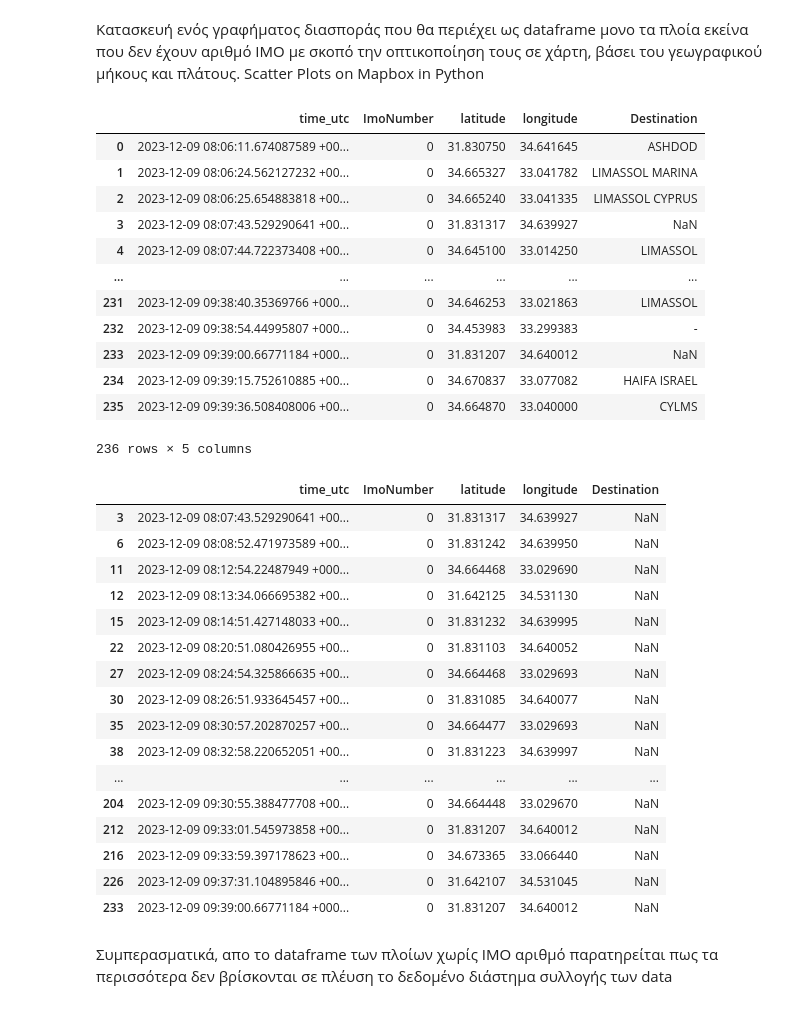
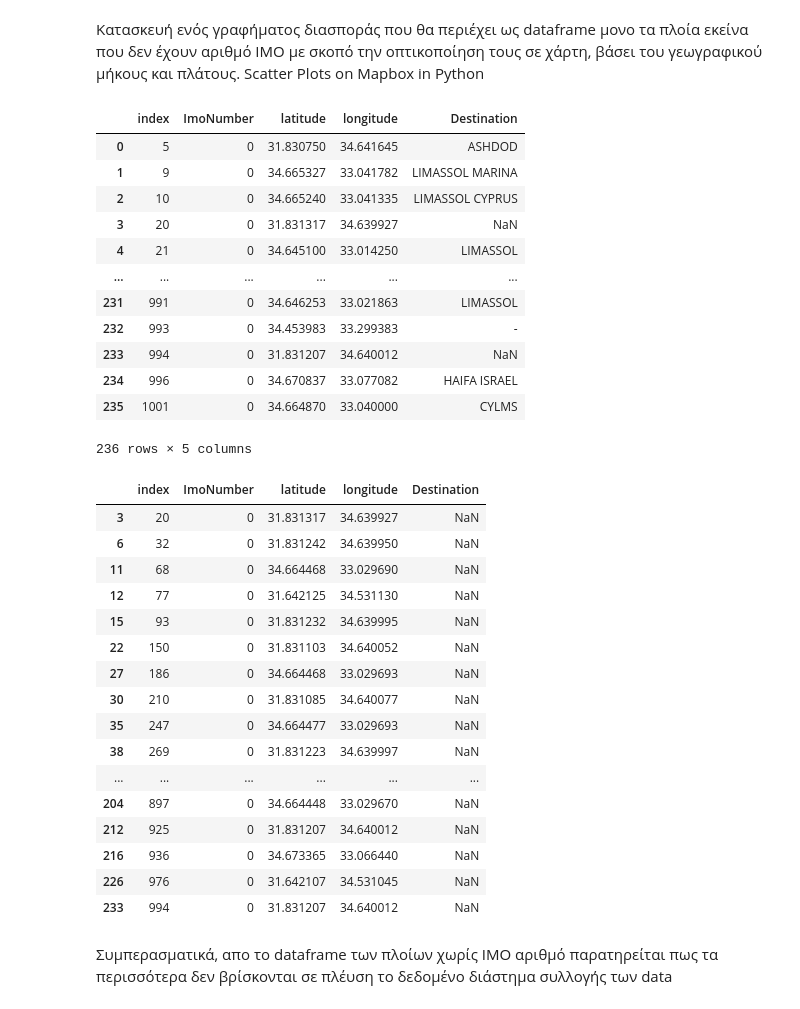
Before and after one commit to HUA-Applied-EFP01/data-analysis-233, a Jupyter notebook: data_analysis.ipynb, the cells around one changed output. Saved outputs shown, nothing was run; the diff lists cells and outputs as text; code cells hidden in the pictures.

```diff
--- a/data_analysis.ipynb
+++ b/data_analysis.ipynb
@@ -346,22 +346,22 @@ round(Percentage_of_no_IMO_Ships)
 Scatter Plots on Mapbox in Python
 # %%
 # Dataframe of ships with no Imo number, latitude & longitude
-Lat_Long_IMO = raw_ship_data[['ImoNumber','latitude','longitude','Destination']]
+Lat_Long_IMO = geo_raw_ship_data[['ImoNumber','latitude','longitude','Destination']]
 Lat_Long_of_no_IMO_Ships = Lat_Long_IMO[Lat_Long_IMO["ImoNumber"] == 0].copy().reset_index()
 Lat_Long_of_no_IMO_Ships
 # %% [output]
-|  | time_utc | ImoNumber | latitude | longitude | Destination |
-| 0 | 2023-12-09 08:06:11.674087589 +00... | 0 | 31.830750 | 34.641645 | ASHDOD |
-| 1 | 2023-12-09 08:06:24.562127232 +00... | 0 | 34.665327 | 33.041782 | LIMASSOL MARINA |
-| 2 | 2023-12-09 08:06:25.654883818 +00... | 0 | 34.665240 | 33.041335 | LIMASSOL CYPRUS |
-| 3 | 2023-12-09 08:07:43.529290641 +00... | 0 | 31.831317 | 34.639927 | NaN |
-| 4 | 2023-12-09 08:07:44.722373408 +00... | 0 | 34.645100 | 33.014250 | LIMASSOL |
+|  | index | ImoNumber | latitude | longitude | Destination |
+| 0 | 5 | 0 | 31.830750 | 34.641645 | ASHDOD |
+| 1 | 9 | 0 | 34.665327 | 33.041782 | LIMASSOL MARINA |
+| 2 | 10 | 0 | 34.665240 | 33.041335 | LIMASSOL CYPRUS |
+| 3 | 20 | 0 | 31.831317 | 34.639927 | NaN |
+| 4 | 21 | 0 | 34.645100 | 33.014250 | LIMASSOL |
 | ... | ... | ... | ... | ... | ... |
-| 231 | 2023-12-09 09:38:40.35369766 +000... | 0 | 34.646253 | 33.021863 | LIMASSOL |
-| 232 | 2023-12-09 09:38:54.44995807 +000... | 0 | 34.453983 | 33.299383 | - |
-| 233 | 2023-12-09 09:39:00.66771184 +000... | 0 | 31.831207 | 34.640012 | NaN |
-| 234 | 2023-12-09 09:39:15.752610885 +00... | 0 | 34.670837 | 33.077082 | HAIFA ISRAEL |
-| 235 | 2023-12-09 09:39:36.508408006 +00... | 0 | 34.664870 | 33.040000 | CYLMS |
+| 231 | 991 | 0 | 34.646253 | 33.021863 | LIMASSOL |
+| 232 | 993 | 0 | 34.453983 | 33.299383 | - |
+| 233 | 994 | 0 | 31.831207 | 34.640012 | NaN |
+| 234 | 996 | 0 | 34.670837 | 33.077082 | HAIFA ISRAEL |
+| 235 | 1001 | 0 | 34.664870 | 33.040000 | CYLMS |
 236 rows × 5 columns
 # %%
 # Testing for Null values
@@ -369,23 +369,23 @@ Null_entries = Lat_Long_of_no_IMO_Ships.isnull().any(axis=1)
 null_rows = Lat_Long_of_no_IMO_Ships[Null_entries]
 null_rows
 # %% [output]
-|  | time_utc | ImoNumber | latitude | longitude | Destination |
-| 3 | 2023-12-09 08:07:43.529290641 +00... | 0 | 31.831317 | 34.639927 | NaN |
-| 6 | 2023-12-09 08:08:52.471973589 +00... | 0 | 31.831242 | 34.639950 | NaN |
-| 11 | 2023-12-09 08:12:54.22487949 +000... | 0 | 34.664468 | 33.029690 | NaN |
-| 12 | 2023-12-09 08:13:34.066695382 +00... | 0 | 31.642125 | 34.531130 | NaN |
-| 15 | 2023-12-09 08:14:51.427148033 +00... | 0 | 31.831232 | 34.639995 | NaN |
-| 22 | 2023-12-09 08:20:51.080426955 +00... | 0 | 31.831103 | 34.640052 | NaN |
-| 27 | 2023-12-09 08:24:54.325866635 +00... | 0 | 34.664468 | 33.029693 | NaN |
-| 30 | 2023-12-09 08:26:51.933645457 +00... | 0 | 31.831085 | 34.640077 | NaN |
-| 35 | 2023-12-09 08:30:57.202870257 +00... | 0 | 34.664477 | 33.029693 | NaN |
-| 38 | 2023-12-09 08:32:58.220652051 +00... | 0 | 31.831223 | 34.639997 | NaN |
+|  | index | ImoNumber | latitude | longitude | Destination |
+| 3 | 20 | 0 | 31.831317 | 34.639927 | NaN |
+| 6 | 32 | 0 | 31.831242 | 34.639950 | NaN |
+| 11 | 68 | 0 | 34.664468 | 33.029690 | NaN |
+| 12 | 77 | 0 | 31.642125 | 34.531130 | NaN |
+| 15 | 93 | 0 | 31.831232 | 34.639995 | NaN |
+| 22 | 150 | 0 | 31.831103 | 34.640052 | NaN |
+| 27 | 186 | 0 | 34.664468 | 33.029693 | NaN |
+| 30 | 210 | 0 | 31.831085 | 34.640077 | NaN |
+| 35 | 247 | 0 | 34.664477 | 33.029693 | NaN |
+| 38 | 269 | 0 | 31.831223 | 34.639997 | NaN |
 | ... | ... | ... | ... | ... | ... |
-| 204 | 2023-12-09 09:30:55.388477708 +00... | 0 | 34.664448 | 33.029670 | NaN |
-| 212 | 2023-12-09 09:33:01.545973858 +00... | 0 | 31.831207 | 34.640012 | NaN |
-| 216 | 2023-12-09 09:33:59.397178623 +00... | 0 | 34.673365 | 33.066440 | NaN |
-| 226 | 2023-12-09 09:37:31.104895846 +00... | 0 | 31.642107 | 34.531045 | NaN |
-| 233 | 2023-12-09 09:39:00.66771184 +000... | 0 | 31.831207 | 34.640012 | NaN |
+| 204 | 897 | 0 | 34.664448 | 33.029670 | NaN |
+| 212 | 925 | 0 | 31.831207 | 34.640012 | NaN |
+| 216 | 936 | 0 | 34.673365 | 33.066440 | NaN |
+| 226 | 976 | 0 | 31.642107 | 34.531045 | NaN |
+| 233 | 994 | 0 | 31.831207 | 34.640012 | NaN |
 # %%
 import geopandas as gpd
 import plotly.express as px
```
Also changed, not shown: parts of 8 cells of this notebook.
